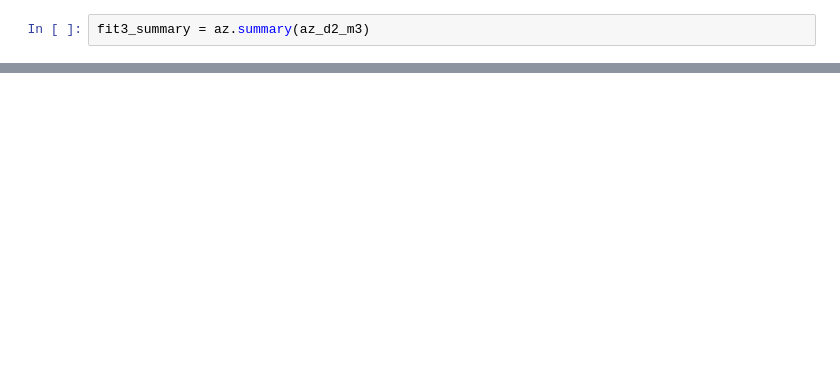
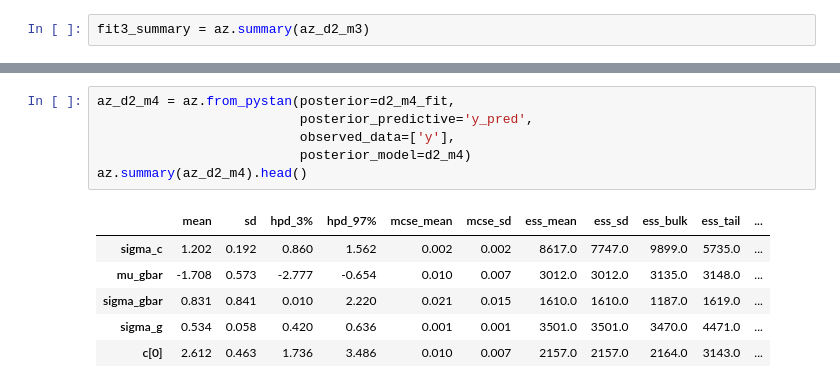
Before and after one commit to jhrcook/demeter2-stan, a Jupyter notebook: notebooks/005_demeter2-in-stan.ipynb, the cells around one changed output, grey strips where cells are left out. Drawn from its saved outputs; the diff is of its cells as text; blank space fills up the shorter version.

```diff
--- a/notebooks/005_demeter2-in-stan.ipynb
+++ b/notebooks/005_demeter2-in-stan.ipynb
@@ -567,0 +616,13 @@ $$
+# %%
+az_d2_m4 = az.from_pystan(posterior=d2_m4_fit,
+                          posterior_predictive='y_pred',
+                          observed_data=['y'],
+                          posterior_model=d2_m4)
+az.summary(az_d2_m4).head()
+# %% [output]
+|  | mean | sd | hpd_3% | hpd_97% | mcse_mean | mcse_sd | ess_mean | ess_sd | ess_bulk | ess_tail | ... |
+| sigma_c | 1.202 | 0.192 | 0.860 | 1.562 | 0.002 | 0.002 | 8617.0 | 7747.0 | 9899.0 | 5735.0 | ... |
+| mu_gbar | -1.708 | 0.573 | -2.777 | -0.654 | 0.010 | 0.007 | 3012.0 | 3012.0 | 3135.0 | 3148.0 | ... |
+| sigma_gbar | 0.831 | 0.841 | 0.010 | 2.220 | 0.021 | 0.015 | 1610.0 | 1610.0 | 1187.0 | 1619.0 | ... |
+| sigma_g | 0.534 | 0.058 | 0.420 | 0.636 | 0.001 | 0.001 | 3501.0 | 3501.0 | 3470.0 | 4471.0 | ... |
+| c[0] | 2.612 | 0.463 | 1.736 | 3.486 | 0.010 | 0.007 | 2157.0 | 2157.0 | 2164.0 | 3143.0 | ... |
```
Also changed, not shown: parts of 36 cells of this notebook, 20 other files.
